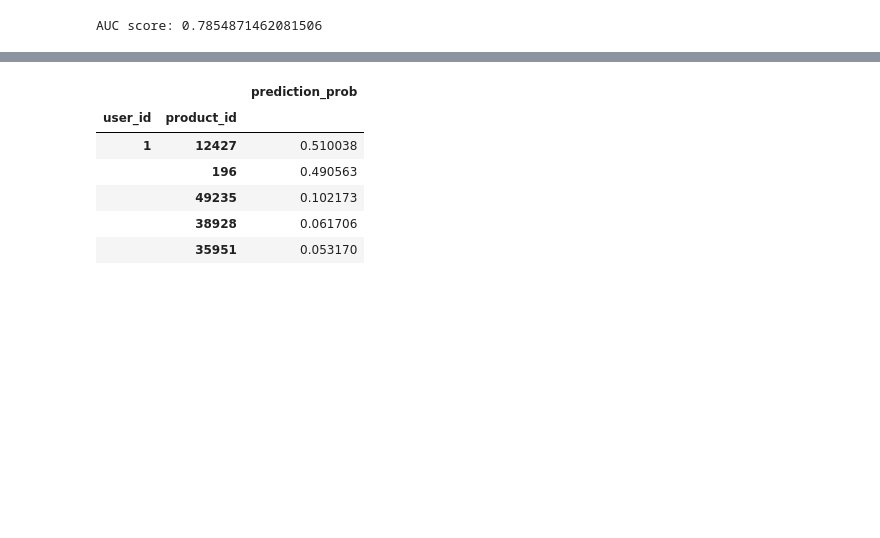
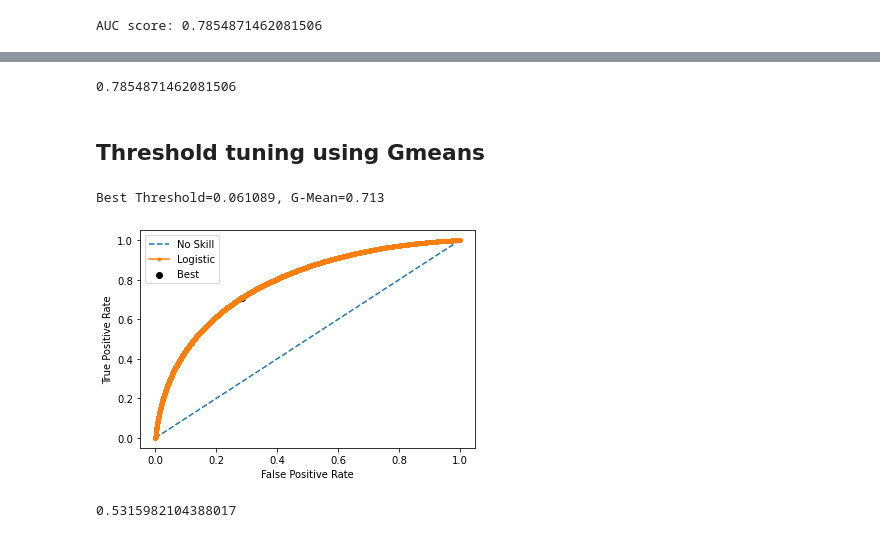
Before and after one commit to islamnusrat/Capstone-3-Instacart_market_basket_analysis, a Jupyter notebook: instacart-basket-feature_eng_and_model-checkpoint.ipynb, the cells around one changed output, grey strips where cells are left out. Saved outputs shown, nothing was run; the diff lists cells and outputs as text; code cells hidden in the pictures; blank space fills up the shorter version.

Commit message:
Add files via upload
updated model with threshold tuning

```diff
--- a/instacart-basket-feature_eng_and_model-checkpoint.ipynb
+++ b/instacart-basket-feature_eng_and_model-checkpoint.ipynb
@@ -823,12 +761,39 @@ X_test_predict.head()
 # %%
 top_5_per_user = X_test_predict.groupby('user_id').apply(lambda x: x.nlargest(5,'prediction_prob')).reset_index(level=0, drop=True)
-# %%
-top_5_per_user.head()
-# %% [output]
-|  |  | prediction_prob |
-| user_id | product_id |  |
-| 1 | 12427 | 0.510038 |
-|  | 196 | 0.490563 |
-|  | 49235 | 0.102173 |
-|  | 38928 | 0.061706 |
-|  | 35951 | 0.053170 |
+# %%
+from sklearn.metrics import roc_auc_score
+lr_auc = roc_auc_score(y_test, predictions_lgbm_prob)
+print(lr_auc)
+# %% [output]
+0.7854871462081506
+# %%
+yhat = predictions_lgbm_prob
+# %% [markdown]
+## Threshold tuning using Gmeans
+# %%
+# calculate roc curves
+fpr, tpr, thresholds = roc_curve(y_test, yhat)
+# calculate the g-mean for each threshold
+gmeans = np.sqrt(tpr * (1-fpr))
+# locate the index of the largest g-mean
+ix = np.argmax(gmeans)
+print('Best Threshold=%f, G-Mean=%.3f' % (thresholds[ix], gmeans[ix]))
+# plot the roc curve for the model
+plt.plot([0,1], [0,1], linestyle='--', label='No Skill')
+plt.plot(fpr, tpr, marker='.', label='Logistic')
+plt.scatter(fpr[ix], tpr[ix], marker='o', color='black', label='Best')
+# axis labels
+plt.xlabel('False Positive Rate')
+plt.ylabel('True Positive Rate')
+plt.legend()
+# show the plot
+plt.show()
+# %% [output]
+Best Threshold=0.061089, G-Mean=0.713
+[figure, added]
+# %%
+#using this threshold our new f1-score
+predictions_lgbm_01 = np.where(predictions_lgbm_prob > thresholds[ix], 1, 0) #Turn probability to 0-1 binary output
+f1_score(y_test, predictions_lgbm_01,average='macro')
+# %% [output]
+0.5315982104388017
```
Also changed, not shown: parts of 26 cells of this notebook.
